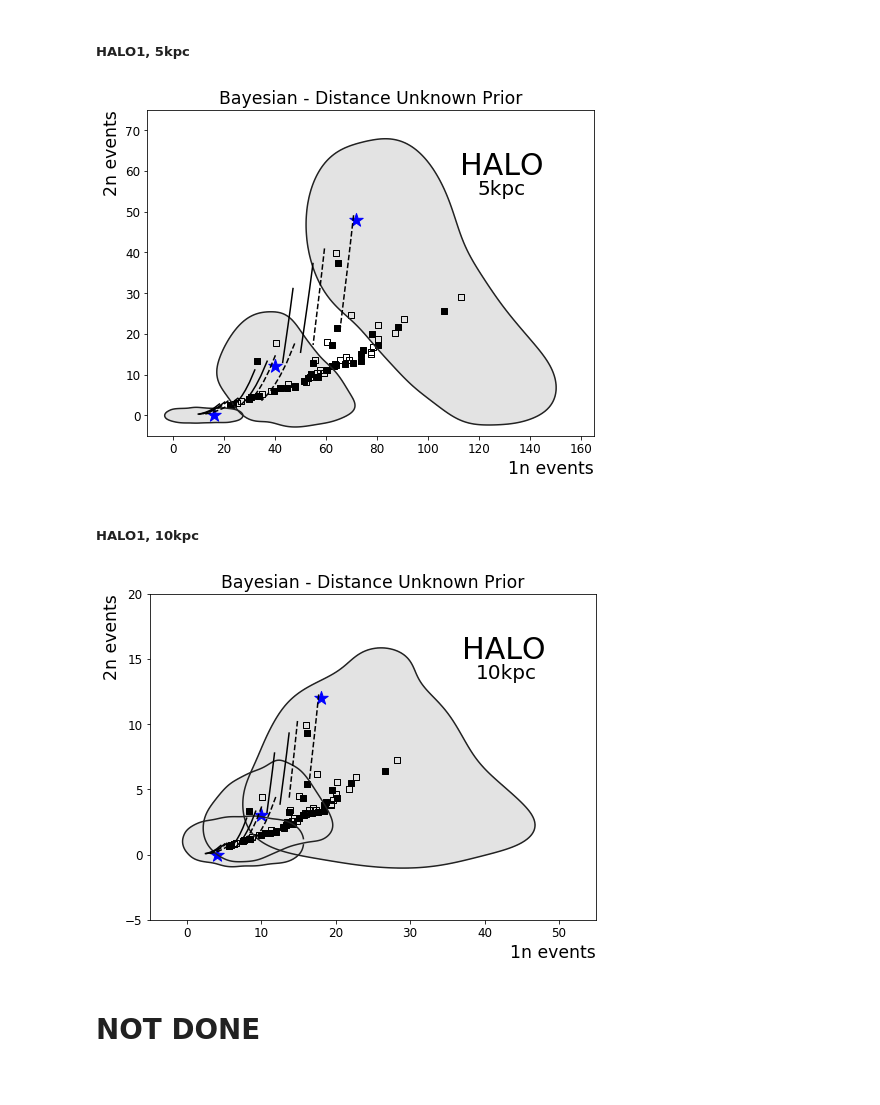
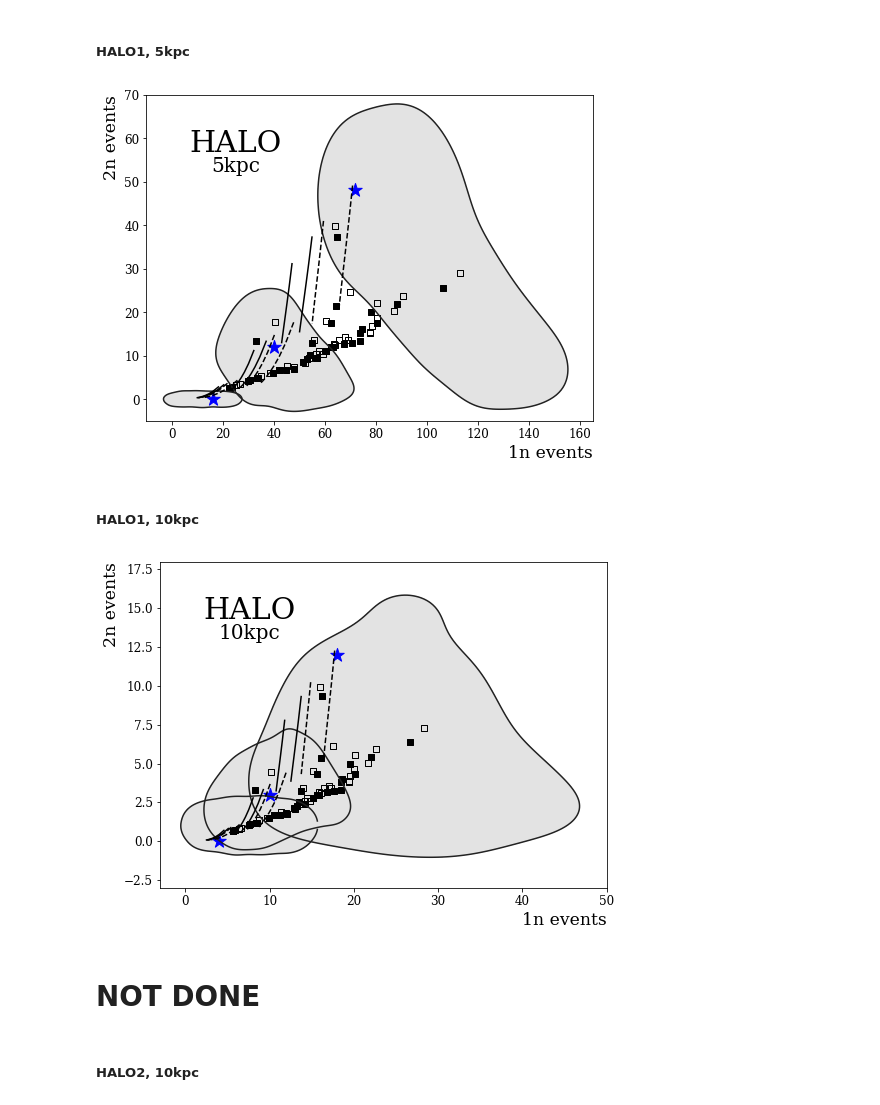
Before and after one commit to jfcrenshaw/halo, a Jupyter notebook: unfolding_plots.ipynb, the cells around one changed output. Drawn from its saved outputs; the diff is of its cells as text; code cells hidden in the pictures.

```diff
--- a/unfolding_plots.ipynb
+++ b/unfolding_plots.ipynb
@@ -26,7 +26,7 @@ unfolded_location = './unfolded_data/'
 ## Plot style settings
 # %%
 figsize = (8,6)
-plt.rc('font', family='sans-serif')
+plt.rc('font', family='serif')
 plt.rc('axes', labelsize='xx-large')
 plt.rc('xtick', labelsize='large')
 plt.rc('ytick', labelsize='large')
@@ -492,19 +491,18 @@ Truth = [[72,40,16],[48,12,0]]
 axBdu1.scatter(Truth[0],Truth[1],color='b',marker='*',s=truth_size)
 
 # Title
-axBdu1.set_title('Bayesian - Distance Unknown Prior')
-axBdu1.text(0.7,0.8,'HALO',fontsize=exp_size,transform=axBdu1.transAxes)
-axBdu1.text(0.74,0.74,'5kpc',fontsize=dist_size,transform=axBdu1.transAxes)
-
+#axBdu1.set_title('Bayesian - Distance Unknown Prior')
+axBdu1.text(0.2,0.85,'HALO',fontsize=exp_size,transform=axBdu1.transAxes,ha='center',va='center')
+axBdu1.text(0.2,0.78,'5kpc',fontsize=dist_size,transform=axBdu1.transAxes,ha='center',va='center')
 
 axBdu1.set_xlim(-10,165)
-axBdu1.set_ylim(-5,75)
+axBdu1.set_ylim(-5,70)
 
 pylab.savefig('./figures/bayesian_distUnknown_unfolding_halo1_5kpc.png')
 
 plt.show()
 # %% [output]
-[figure, old version]
+[figure, new version]
 # %% [markdown]
 ##### HALO1, 10kpc
 # %%
@@ -526,37 +524,40 @@ xBdu2_2,yBdu2_2,cutBdu2_2 = trim_data(h1_10kpc_10v3_1n,h1_10kpc_10v3_2n)
 #scatter(xBdu2_2,yBdu2_2,ax)
 # %%
 # HALO 1, 10kpc, 4vs0
-xBpp2_3,yBpp2_3,cutBpp2_3 = trim_data_2n0(h1_10kpc_4v0_1n)
+xBdu2_3,yBdu2_3,cutBdu2_3 = trim_data_2n0(h1_10kpc_4v0_1n)
 #fig,ax = plt.subplots(1,1,figsize=(8,6))
-#contours(xBpp2_3+2,yBpp2_3+1.5,cutBpp2_3,ax,x_bw=np.std(xBpp2_3)/2)
-#scatter(xBpp2_3+2,yBpp2_3+1.5,ax)
+#contours(xBdu2_3+2,yBdu2_3+1.5,cutBdu2_3,ax,x_bw=np.std(xBdu2_3)/2)
+#scatter(xBdu2_3+2,yBdu2_3+1.5,ax)
 # %%
 # Figure for HALO 1, 10kpc, 18v12 10vs3 4v0
 figBdu2,axBdu2 = plt.subplots(1,1,figsize=figsize)
 
 contours(xBdu2_1,yBdu2_1,cutBdu2_1,axBdu2,x_bw=np.std(xBdu2_1)/2)
 contours(xBdu2_2+1,yBdu2_2+1,cutBdu2_2,axBdu2,y_bw=np.std(yBdu2_2))
-contours(xBpp2_3+2,yBpp2_3+1,cutBpp2_3,axBdu2,x_bw=np.std(xBpp2_3)/2)
+contours(xBdu2_3+2,yBdu2_3+1,cutBdu2_3,axBdu2,x_bw=np.std(xBdu2_3)/2)
 
 other_sn_models(axBdu2,1,10,False)
 snowglobes_curves(axBdu2,1,10,False)
 
 # Truth values
 Truth = [[18,10,4],[12,3,0]]
 axBdu2.scatter(Truth[0],Truth[1],color='b',marker='*',s=truth_size)
 
 # Title
-axBdu2.set_title('Bayesian - Distance Unknown Prior')
-axBdu2.text(0.7,0.8,'HALO',fontsize=exp_size,transform=axBdu2.transAxes)
-axBdu2.text(0.73,0.74,'10kpc',fontsize=dist_size,transform=axBdu2.transAxes)
+#axBdu2.set_title('Bayesian - Distance Unknown Prior')
+axBdu2.text(0.2,0.85,'HALO',fontsize=exp_size,transform=axBdu2.transAxes,ha='center',va='center')
+axBdu2.text(0.2,0.78,'10kpc',fontsize=dist_size,transform=axBdu2.transAxes,ha='center',va='center')
 
-axBdu2.set_xlim(-5,55)
-axBdu2.set_ylim(-5,20)
+
+axBdu2.set_xlim(-3,50)
+axBdu2.set_ylim(-3,18)
 
 pylab.savefig('./figures/bayesian_distUnknown_unfolding_halo1_10kpc.png')
 
 plt.show()
 # %% [output]
-[figure, old version]
+[figure, new version]
 # %% [markdown]
 # NOT DONE
+# %% [markdown]
+##### HALO2, 10kpc
```
Also changed, not shown: parts of 24 cells of this notebook, 14 other files.
